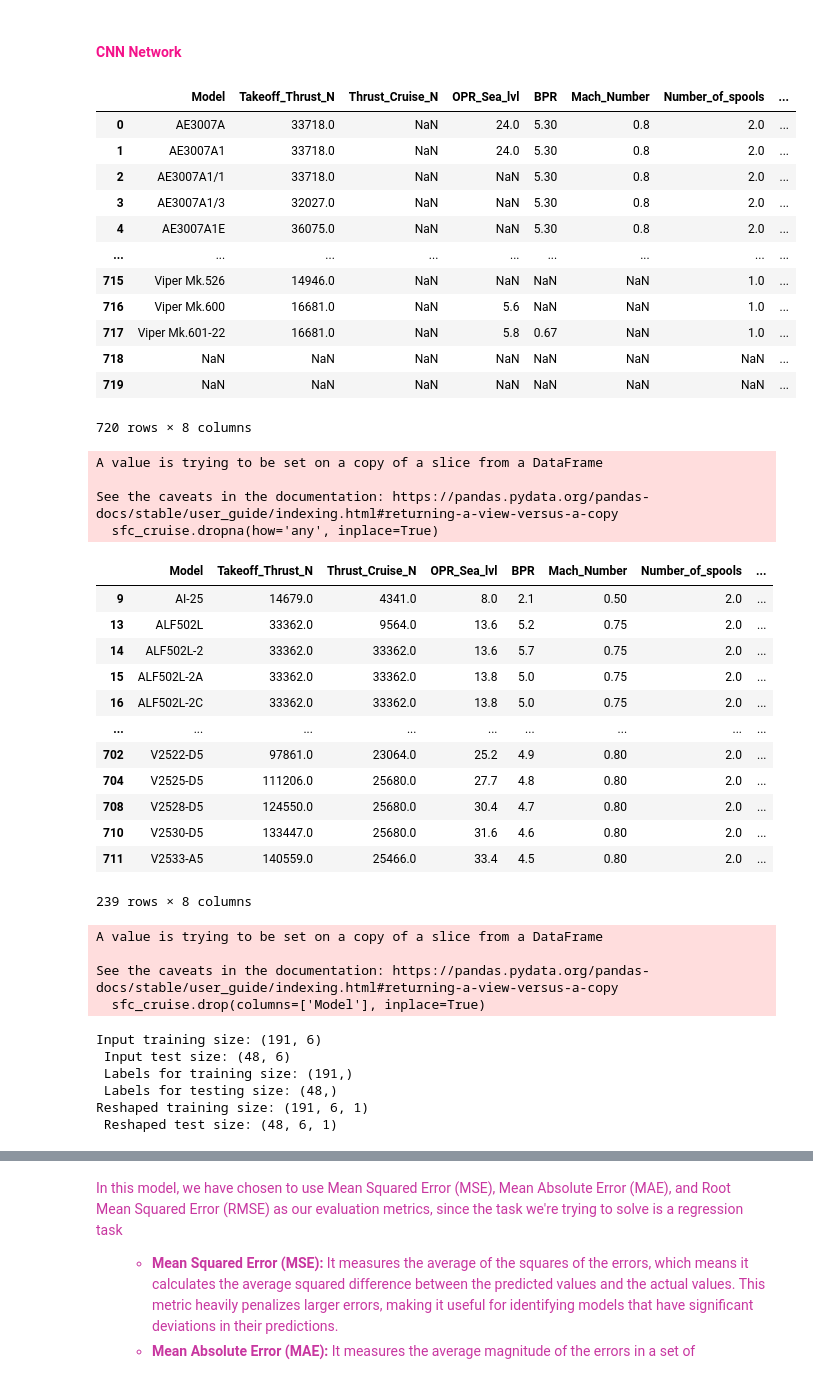
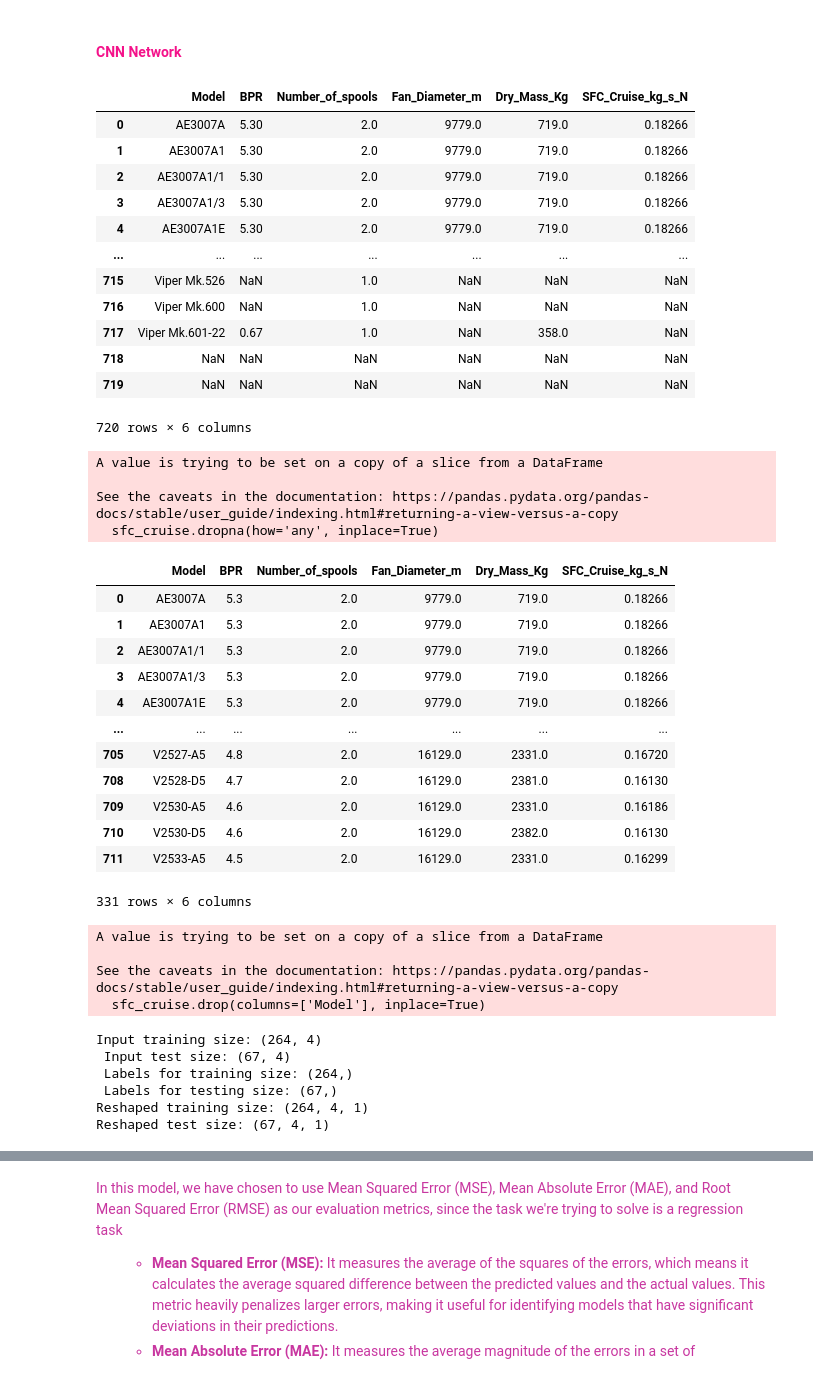
Before and after one commit to stahir01/Master-Thesis, a Jupyter notebook: Master_Thesis_Datasets_NewVersion.ipynb, the cells around one changed output, grey strips where cells are left out. Saved outputs shown, nothing was run; the diff lists cells and outputs as text; code cells hidden in the pictures.

```diff
--- a/Master_Thesis_Datasets_NewVersion.ipynb
+++ b/Master_Thesis_Datasets_NewVersion.ipynb
@@ -2791,22 +3097,22 @@ memory usage: 101.4+ KB
 # %% [markdown]
 #### <font style="color: #F4128A;"> <strong>CNN Network</strong></font>
 # %%
-sfc_cruise = turbofan_fuel_consumption_dataset[['Model','Takeoff_Thrust_N', 'Thrust_Cruise_N', 'OPR_Sea_lvl', 'BPR', 'Mach_Number', 'Number_of_spools', 'SFC_Cruise_kg_s_N']]
+sfc_cruise = turbofan_fuel_consumption_dataset[['Model','BPR', 'Number_of_spools', 'Fan_Diameter_m', 'Dry_Mass_Kg', 'SFC_Cruise_kg_s_N']]
 sfc_cruise
 # %% [output]
-|  | Model | Takeoff_Thrust_N | Thrust_Cruise_N | OPR_Sea_lvl | BPR | Mach_Number | Number_of_spools | ... |
-| 0 | AE3007A | 33718.0 | NaN | 24.0 | 5.30 | 0.8 | 2.0 | ... |
-| 1 | AE3007A1 | 33718.0 | NaN | 24.0 | 5.30 | 0.8 | 2.0 | ... |
-| 2 | AE3007A1/1 | 33718.0 | NaN | NaN | 5.30 | 0.8 | 2.0 | ... |
-| 3 | AE3007A1/3 | 32027.0 | NaN | NaN | 5.30 | 0.8 | 2.0 | ... |
-| 4 | AE3007A1E | 36075.0 | NaN | NaN | 5.30 | 0.8 | 2.0 | ... |
-| ... | ... | ... | ... | ... | ... | ... | ... | ... |
-| 715 | Viper Mk.526 | 14946.0 | NaN | NaN | NaN | NaN | 1.0 | ... |
-| 716 | Viper Mk.600 | 16681.0 | NaN | 5.6 | NaN | NaN | 1.0 | ... |
-| 717 | Viper Mk.601-22 | 16681.0 | NaN | 5.8 | 0.67 | NaN | 1.0 | ... |
-| 718 | NaN | NaN | NaN | NaN | NaN | NaN | NaN | ... |
-| 719 | NaN | NaN | NaN | NaN | NaN | NaN | NaN | ... |
+|  | Model | BPR | Number_of_spools | Fan_Diameter_m | Dry_Mass_Kg | SFC_Cruise_kg_s_N |
+| 0 | AE3007A | 5.30 | 2.0 | 9779.0 | 719.0 | 0.18266 |
+| 1 | AE3007A1 | 5.30 | 2.0 | 9779.0 | 719.0 | 0.18266 |
+| 2 | AE3007A1/1 | 5.30 | 2.0 | 9779.0 | 719.0 | 0.18266 |
+| 3 | AE3007A1/3 | 5.30 | 2.0 | 9779.0 | 719.0 | 0.18266 |
+| 4 | AE3007A1E | 5.30 | 2.0 | 9779.0 | 719.0 | 0.18266 |
+| ... | ... | ... | ... | ... | ... | ... |
+| 715 | Viper Mk.526 | NaN | 1.0 | NaN | NaN | NaN |
+| 716 | Viper Mk.600 | NaN | 1.0 | NaN | NaN | NaN |
+| 717 | Viper Mk.601-22 | 0.67 | 1.0 | NaN | 358.0 | NaN |
+| 718 | NaN | NaN | NaN | NaN | NaN | NaN |
+| 719 | NaN | NaN | NaN | NaN | NaN | NaN |
-720 rows × 8 columns
+720 rows × 6 columns
 # %%
 sfc_cruise.dropna(how='any', inplace=True)
 sfc_cruise
@@ -2815,19 +3121,19 @@ A value is trying to be set on a copy of a slice from a DataFrame
 
 See the caveats in the documentation: https://pandas.pydata.org/pandas-docs/stable/user_guide/indexing.html#returning-a-view-versus-a-copy
   sfc_cruise.dropna(how='any', inplace=True)
-|  | Model | Takeoff_Thrust_N | Thrust_Cruise_N | OPR_Sea_lvl | BPR | Mach_Number | Number_of_spools | ... |
-| 9 | AI-25 | 14679.0 | 4341.0 | 8.0 | 2.1 | 0.50 | 2.0 | ... |
-| 13 | ALF502L | 33362.0 | 9564.0 | 13.6 | 5.2 | 0.75 | 2.0 | ... |
-| 14 | ALF502L-2 | 33362.0 | 33362.0 | 13.6 | 5.7 | 0.75 | 2.0 | ... |
-| 15 | ALF502L-2A | 33362.0 | 33362.0 | 13.8 | 5.0 | 0.75 | 2.0 | ... |
-| 16 | ALF502L-2C | 33362.0 | 33362.0 | 13.8 | 5.0 | 0.75 | 2.0 | ... |
-| ... | ... | ... | ... | ... | ... | ... | ... | ... |
-| 702 | V2522-D5 | 97861.0 | 23064.0 | 25.2 | 4.9 | 0.80 | 2.0 | ... |
-| 704 | V2525-D5 | 111206.0 | 25680.0 | 27.7 | 4.8 | 0.80 | 2.0 | ... |
-| 708 | V2528-D5 | 124550.0 | 25680.0 | 30.4 | 4.7 | 0.80 | 2.0 | ... |
-| 710 | V2530-D5 | 133447.0 | 25680.0 | 31.6 | 4.6 | 0.80 | 2.0 | ... |
-| 711 | V2533-A5 | 140559.0 | 25466.0 | 33.4 | 4.5 | 0.80 | 2.0 | ... |
+|  | Model | BPR | Number_of_spools | Fan_Diameter_m | Dry_Mass_Kg | SFC_Cruise_kg_s_N |
+| 0 | AE3007A | 5.3 | 2.0 | 9779.0 | 719.0 | 0.18266 |
+| 1 | AE3007A1 | 5.3 | 2.0 | 9779.0 | 719.0 | 0.18266 |
+| 2 | AE3007A1/1 | 5.3 | 2.0 | 9779.0 | 719.0 | 0.18266 |
+| 3 | AE3007A1/3 | 5.3 | 2.0 | 9779.0 | 719.0 | 0.18266 |
+| 4 | AE3007A1E | 5.3 | 2.0 | 9779.0 | 719.0 | 0.18266 |
+| ... | ... | ... | ... | ... | ... | ... |
+| 705 | V2527-A5 | 4.8 | 2.0 | 16129.0 | 2331.0 | 0.16720 |
+| 708 | V2528-D5 | 4.7 | 2.0 | 16129.0 | 2381.0 | 0.16130 |
+| 709 | V2530-A5 | 4.6 | 2.0 | 16129.0 | 2331.0 | 0.16186 |
+| 710 | V2530-D5 | 4.6 | 2.0 | 16129.0 | 2382.0 | 0.16130 |
+| 711 | V2533-A5 | 4.5 | 2.0 | 16129.0 | 2331.0 | 0.16299 |
-239 rows × 8 columns
+331 rows × 6 columns
 # %%
 sfc_cruise_model = sfc_cruise['Model']
 sfc_cruise.drop(columns=['Model'], inplace=True)
@@ -2837,15 +3143,15 @@ A value is trying to be set on a copy of a slice from a DataFrame
 See the caveats in the documentation: https://pandas.pydata.org/pandas-docs/stable/user_guide/indexing.html#returning-a-view-versus-a-copy
   sfc_cruise.drop(columns=['Model'], inplace=True)
 # %%
-features = ['Takeoff_Thrust_N', 'Thrust_Cruise_N', 'OPR_Sea_lvl', 'BPR', 'Mach_Number', 'Number_of_spools']
+features = ['BPR', 'Number_of_spools', 'Fan_Diameter_m',	'Dry_Mass_Kg']
 target = 'SFC_Cruise_kg_s_N'
 
 X_train, X_test, y_train, y_test, x_scalar_value, y_scalar_value = prep_model_data(sfc_cruise, features, target, 0.2, 42, model_type='cnn')
 # %% [output]
-Input training size: (191, 6)
- Input test size: (48, 6)
- Labels for training size: (191,)
- Labels for testing size: (48,)
-Reshaped training size: (191, 6, 1)
- Reshaped test size: (48, 6, 1)
+Input training size: (264, 4)
+ Input test size: (67, 4)
+ Labels for training size: (264,)
+ Labels for testing size: (67,)
+Reshaped training size: (264, 4, 1)
+Reshaped test size: (67, 4, 1)
 # %%
```
Also changed, not shown: parts of 62 cells of this notebook, 20 other files.
